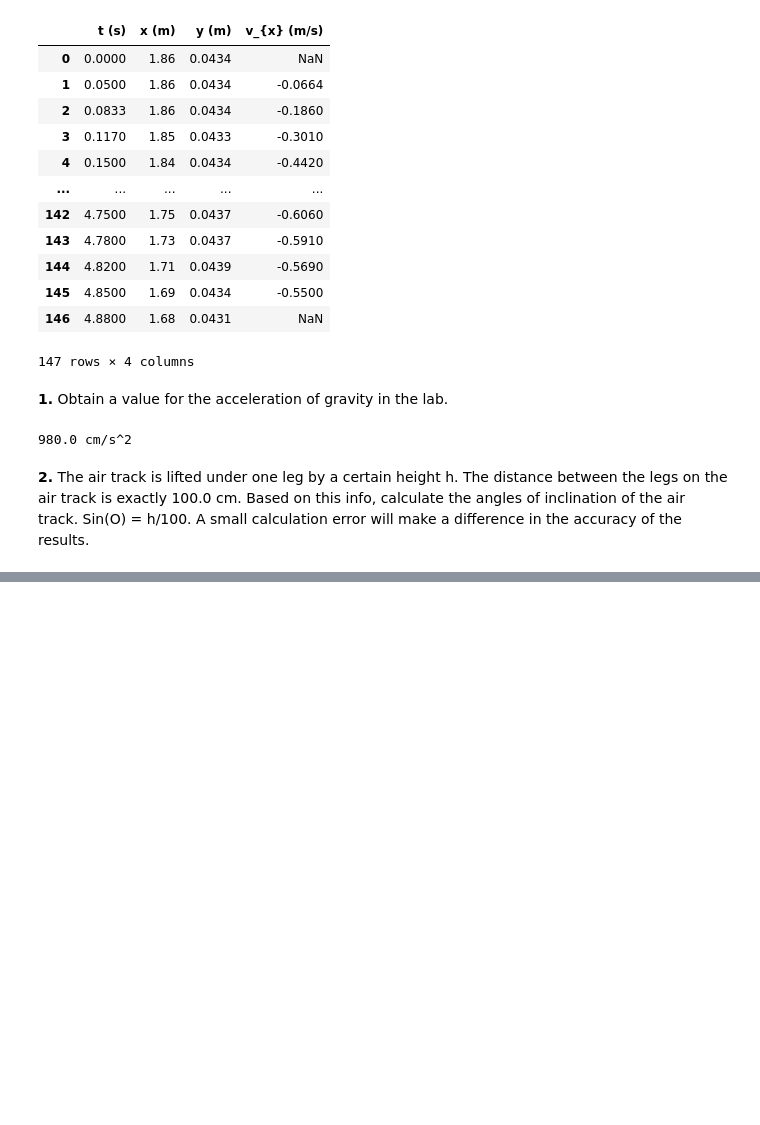
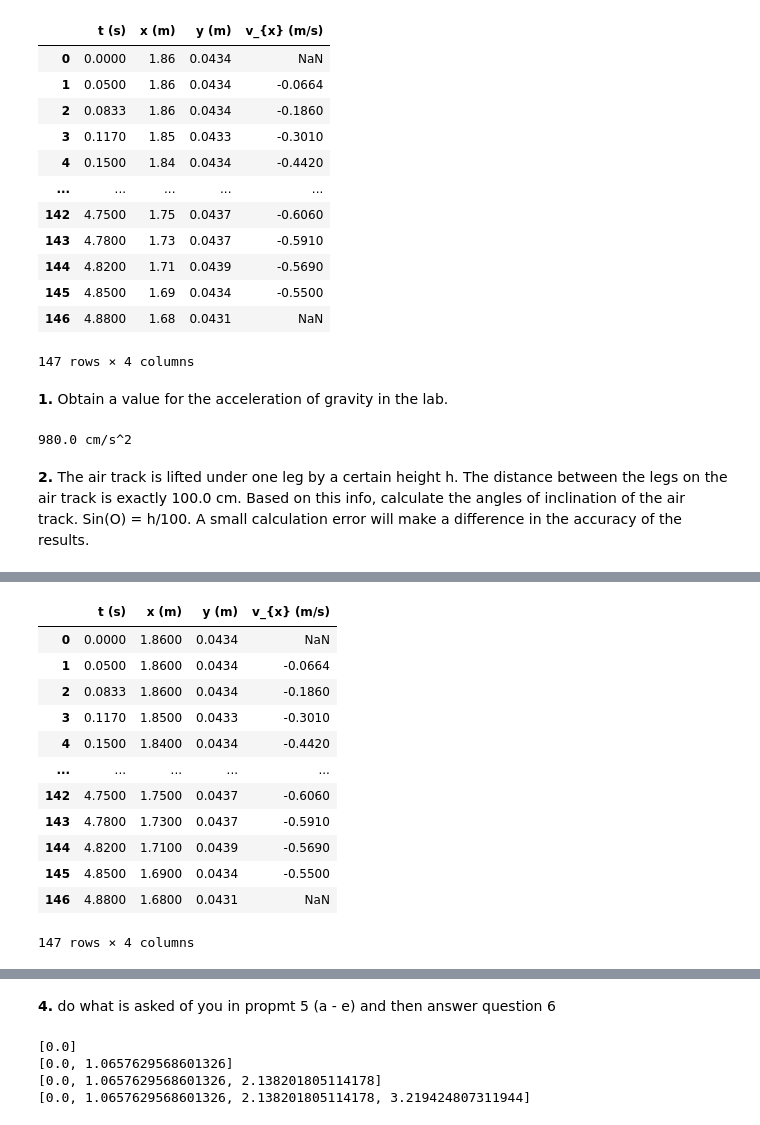
Before and after one commit to Abdmohaali/2023-Summer-Interns, a Jupyter notebook: 07-Lab03/Lab03.ipynb, the cells around one changed output, grey strips where cells are left out. Saved outputs shown, nothing was run; the diff lists cells and outputs as text; code cells hidden in the pictures; blank space fills up the shorter version.

```diff
--- a/07-Lab03/Lab03.ipynb
+++ b/07-Lab03/Lab03.ipynb
@@ -52,0 +150,21 @@ table = {
+# %%
+import pandas as pd
+import plotly.express as px
+df = pd.read_csv("Accelerated Motion DATA - run 10.csv", header=1)
+display(df)
+fig = px.line(df, x= 'x (m)', y= 't (s)', title="Motion Data - Run 10")
+fig.show()
+# %% [output]
+|  | t (s) | x (m) | y (m) | v_{x} (m/s) |
+| 0 | 0.0000 | 1.8600 | 0.0434 | NaN |
+| 1 | 0.0500 | 1.8600 | 0.0434 | -0.0664 |
+| 2 | 0.0833 | 1.8600 | 0.0434 | -0.1860 |
+| 3 | 0.1170 | 1.8500 | 0.0433 | -0.3010 |
+| 4 | 0.1500 | 1.8400 | 0.0434 | -0.4420 |
+| ... | ... | ... | ... | ... |
+| 142 | 4.7500 | 1.7500 | 0.0437 | -0.6060 |
+| 143 | 4.7800 | 1.7300 | 0.0437 | -0.5910 |
+| 144 | 4.8200 | 1.7100 | 0.0439 | -0.5690 |
+| 145 | 4.8500 | 1.6900 | 0.0434 | -0.5500 |
+| 146 | 4.8800 | 1.6800 | 0.0431 | NaN |
+147 rows × 4 columns
@@ -52,0 +172,13 @@ table = {
+# %% [markdown]
+**4.** do what is asked of you in propmt 5 (a - e) and then answer question 6
+# %%
+heights = [0.000, 1.860, 3.731, 5.616]
+Angles = []
+for i, height in enumerate(heights):
+    Angles.append(math.asin(heights[i]/100)*(180/math.pi))
+    print(f"{Angles}")
+# %% [output]
+[0.0]
+[0.0, 1.0657629568601326]
+[0.0, 1.0657629568601326, 2.138201805114178]
+[0.0, 1.0657629568601326, 2.138201805114178, 3.219424807311944]
```
Also changed, not shown: parts of 9 cells of this notebook.
